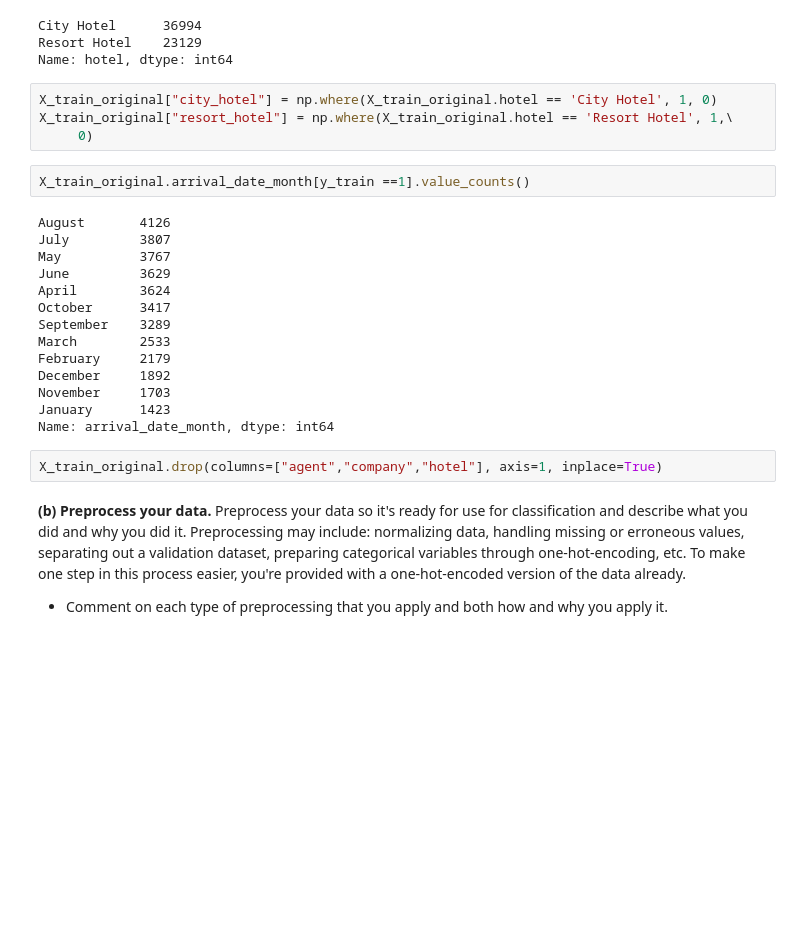
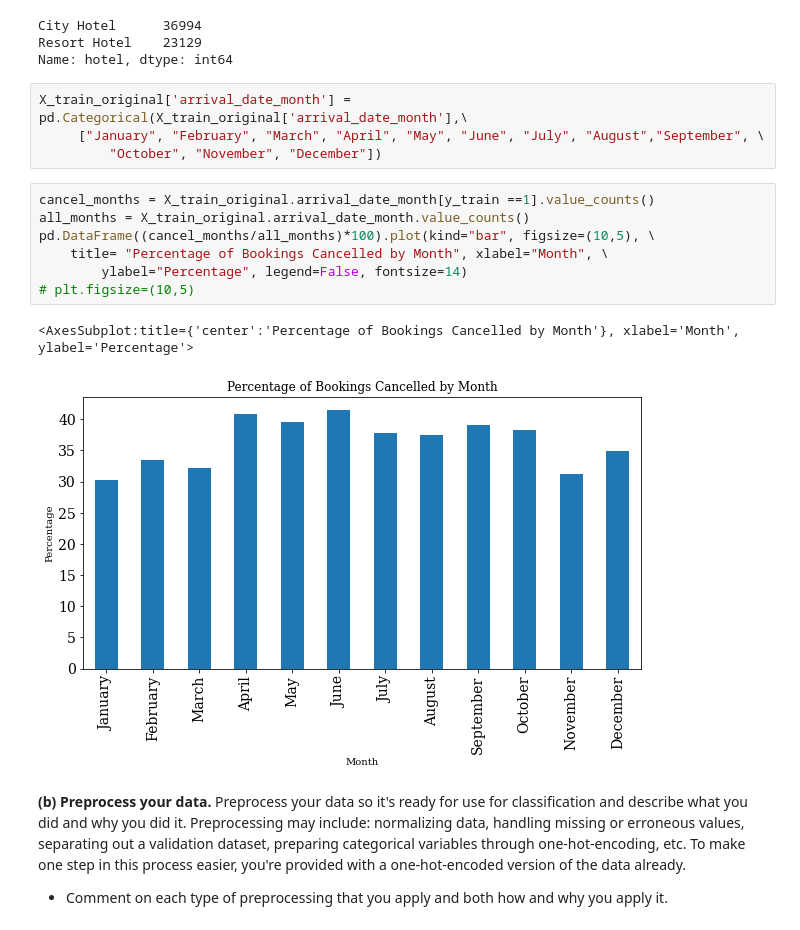
Before and after one commit to sdonatileach/Machine-Learning, a Jupyter notebook: Assignment_5.ipynb, the cells around one changed output. Drawn from its saved outputs; the diff is of its cells as text; blank space fills up the shorter version.

```diff
--- a/Assignment_5.ipynb
+++ b/Assignment_5.ipynb
@@ -213,28 +215,20 @@ X_train_original.hotel[y_train ==0].value_counts()
 City Hotel      36994
 Resort Hotel    23129
 Name: hotel, dtype: int64
-# %%
-X_train_original["city_hotel"] = np.where(X_train_original.hotel == 'City Hotel', 1, 0)
-X_train_original["resort_hotel"] = np.where(X_train_original.hotel == 'Resort Hotel', 1,\
-     0)
-# %%
-X_train_original.arrival_date_month[y_train ==1].value_counts()
-# %% [output]
-August       4126
-July         3807
-May          3767
-June         3629
-April        3624
-October      3417
-September    3289
-March        2533
-February     2179
-December     1892
-November     1703
-January      1423
-Name: arrival_date_month, dtype: int64
-# %%
-X_train_original.drop(columns=["agent","company","hotel"], axis=1, inplace=True)
+# %%
+X_train_original['arrival_date_month'] = pd.Categorical(X_train_original['arrival_date_month'],\
+     ["January", "February", "March", "April", "May", "June", "July", "August","September", \
+         "October", "November", "December"])
+# %%
+cancel_months = X_train_original.arrival_date_month[y_train ==1].value_counts()
+all_months = X_train_original.arrival_date_month.value_counts()
+pd.DataFrame((cancel_months/all_months)*100).plot(kind="bar", figsize=(10,5), \
+    title= "Percentage of Bookings Cancelled by Month", xlabel="Month", \
+        ylabel="Percentage", legend=False, fontsize=14)
+# plt.figsize=(10,5)
+# %% [output]
+<AxesSubplot:title={'center':'Percentage of Bookings Cancelled by Month'}, xlabel='Month', ylabel='Percentage'>
+[figure, added]
 # %% [markdown]
 **(b) Preprocess your data.** Preprocess your data so it's ready for use for classification and describe what you did and why you did it. Preprocessing may include: normalizing data, handling missing or erroneous values, separating out a validation dataset, preparing categorical variables through one-hot-encoding, etc. To make one step in this process easier, you're provided with a one-hot-encoded version of the data already.
 - Comment on each type of preprocessing that you apply and both how and why you apply it.
```
Also changed, not shown: parts of 50 cells of this notebook.
